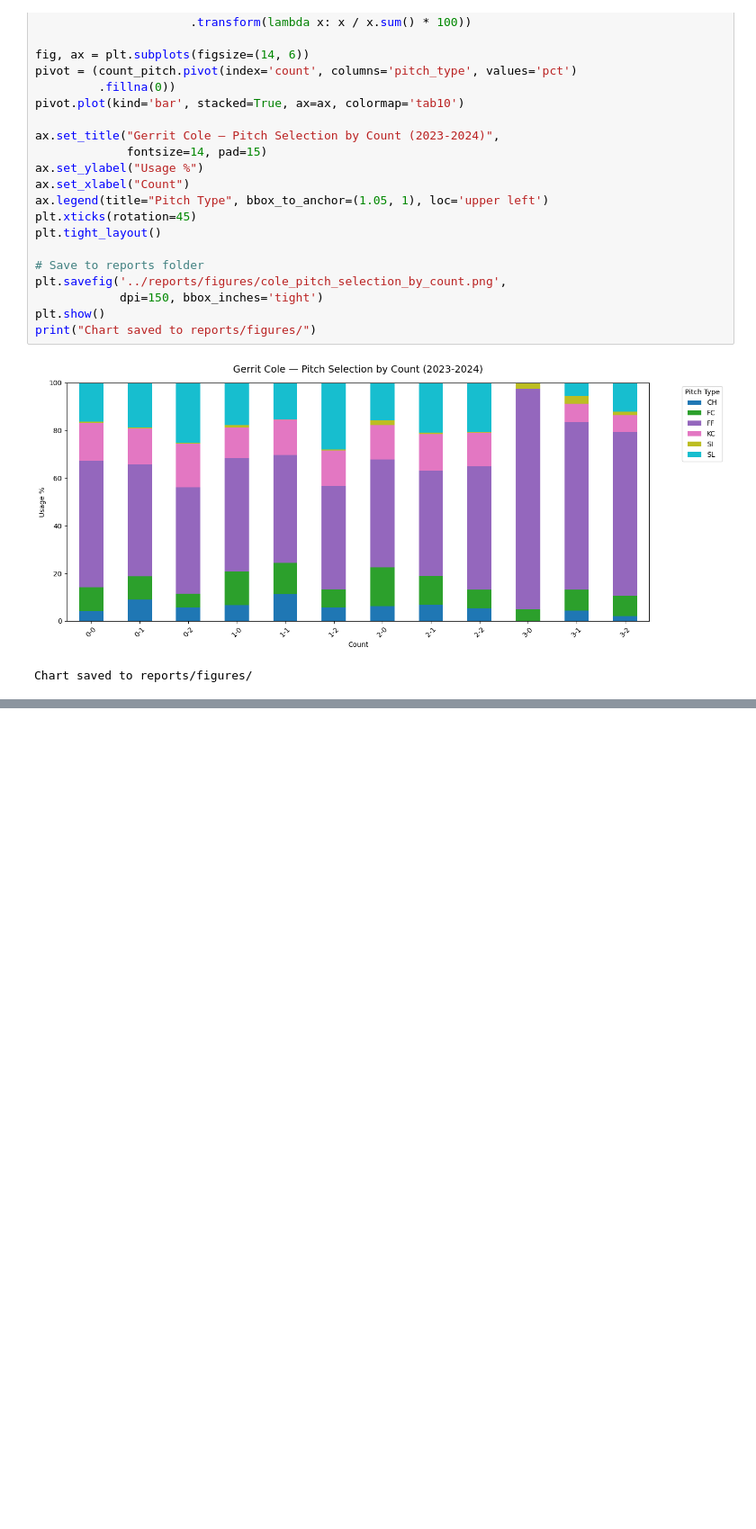
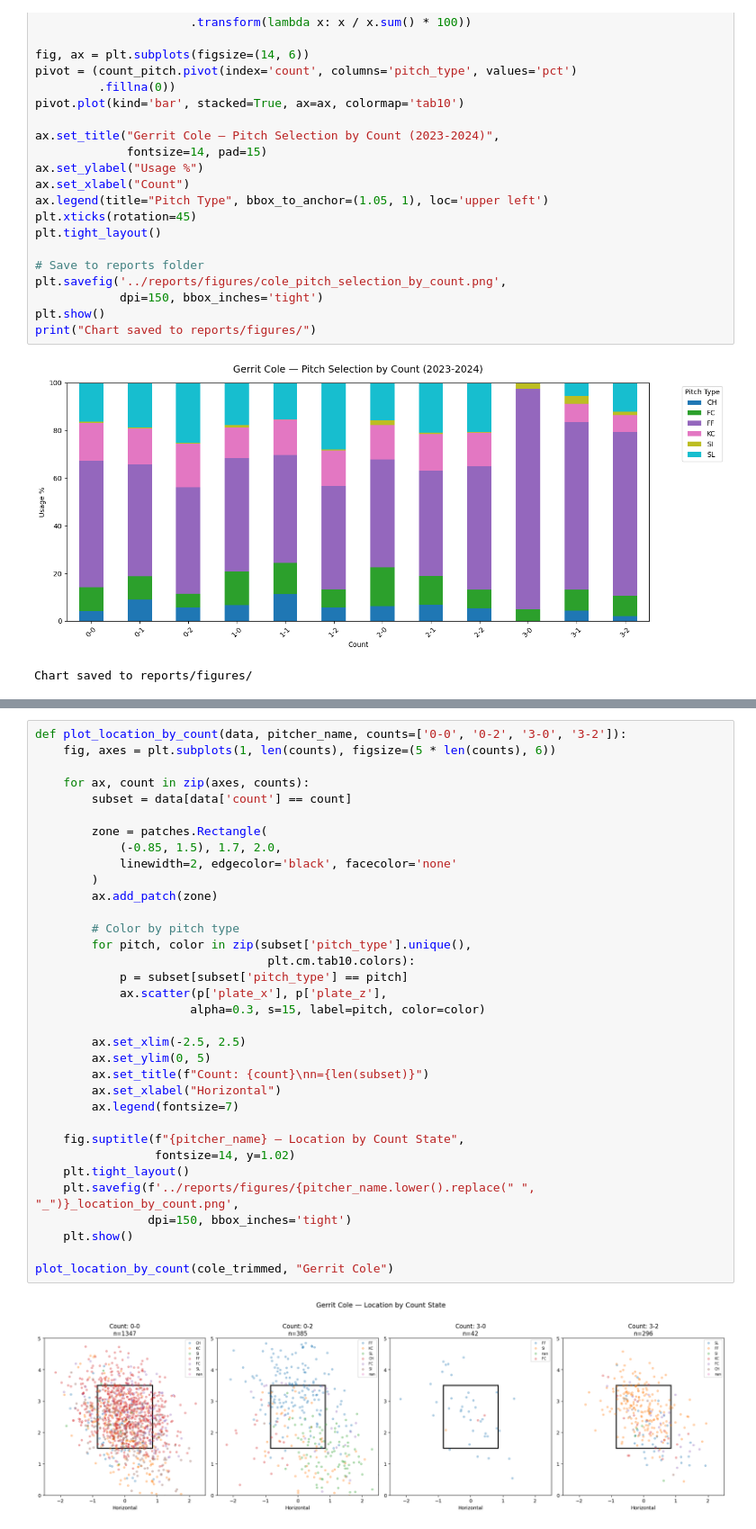
Before and after one commit to PG-23/OffScript, a Jupyter notebook: notebooks/01_initial_exploration.ipynb, the cells around one changed output, grey strips where cells are left out. Shown at 90% size. Cells and saved outputs as stored; diff of their text form; blank space fills up the shorter version.

```diff
--- a/notebooks/01_initial_exploration.ipynb
+++ b/notebooks/01_initial_exploration.ipynb
@@ -154,0 +200,36 @@ Chart saved to reports/figures/
+# %%
+def plot_location_by_count(data, pitcher_name, counts=['0-0', '0-2', '3-0', '3-2']):
+    fig, axes = plt.subplots(1, len(counts), figsize=(5 * len(counts), 6))
+
+    for ax, count in zip(axes, counts):
+        subset = data[data['count'] == count]
+
+        zone = patches.Rectangle(
+            (-0.85, 1.5), 1.7, 2.0,
+            linewidth=2, edgecolor='black', facecolor='none'
+        )
+        ax.add_patch(zone)
+
+        # Color by pitch type
+        for pitch, color in zip(subset['pitch_type'].unique(),
+                                 plt.cm.tab10.colors):
+            p = subset[subset['pitch_type'] == pitch]
+            ax.scatter(p['plate_x'], p['plate_z'],
+                      alpha=0.3, s=15, label=pitch, color=color)
+
+        ax.set_xlim(-2.5, 2.5)
+        ax.set_ylim(0, 5)
+        ax.set_title(f"Count: {count}\nn={len(subset)}")
+        ax.set_xlabel("Horizontal")
+        ax.legend(fontsize=7)
+
+    fig.suptitle(f"{pitcher_name} — Location by Count State",
+                 fontsize=14, y=1.02)
+    plt.tight_layout()
+    plt.savefig(f'../reports/figures/{pitcher_name.lower().replace(" ", "_")}_location_by_count.png',
+                dpi=150, bbox_inches='tight')
+    plt.show()
+
+plot_location_by_count(cole_trimmed, "Gerrit Cole")
+# %% [output]
+[figure, added]
```
Also changed, not shown: parts of 2 cells of this notebook, 3 other files.
